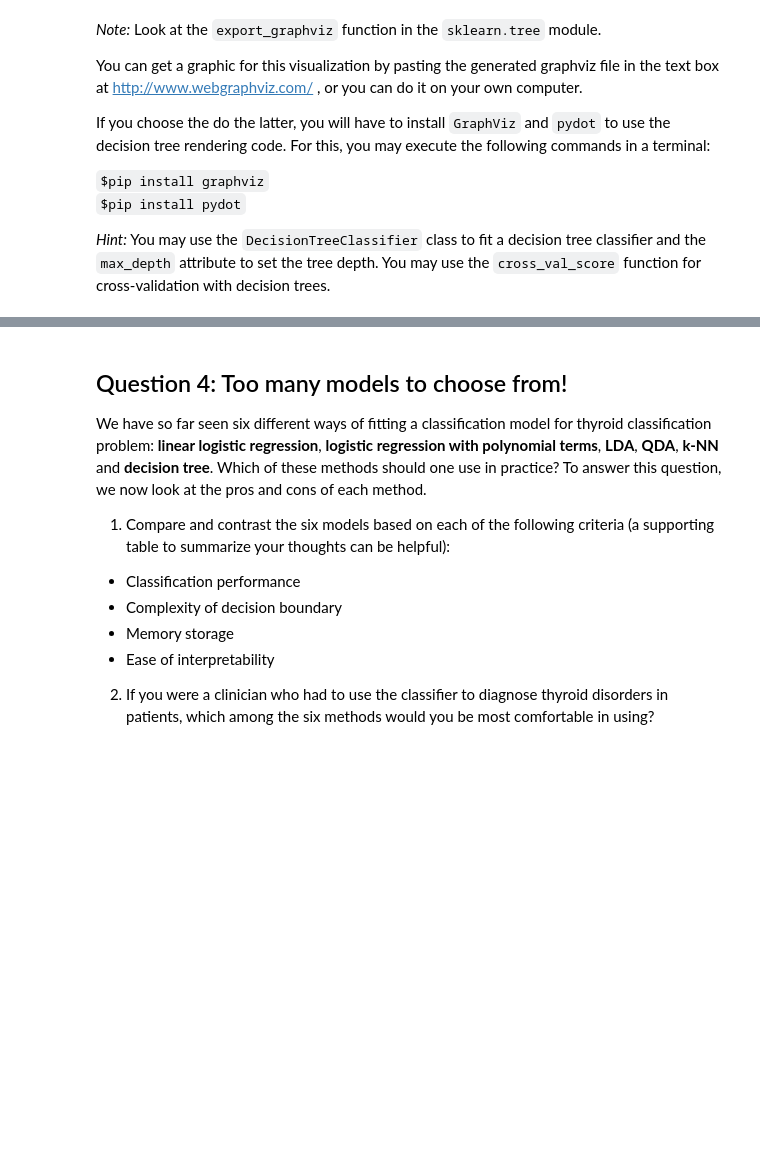
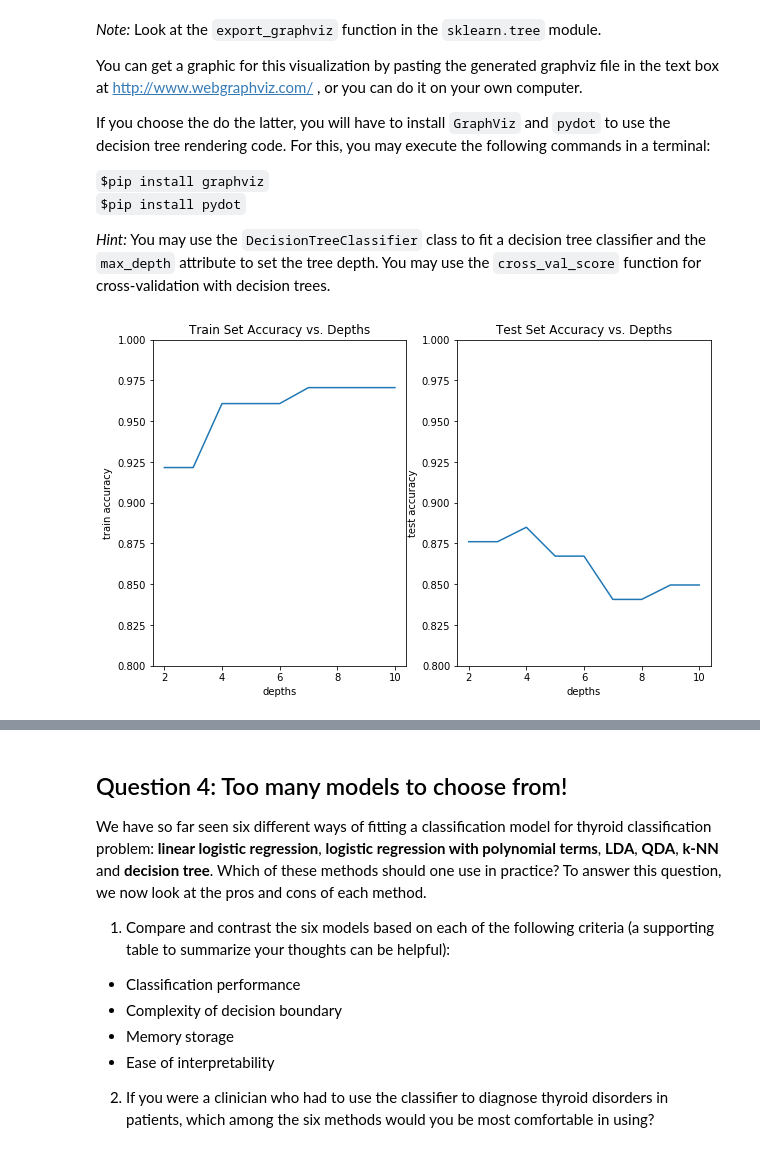
Before and after one commit to syj19950301/Data_Science_1, a Jupyter notebook: cs109a_hw7_submission.ipynb, the cells around one changed output, grey strips where cells are left out. Saved outputs shown, nothing was run; the diff lists cells and outputs as text; code cells hidden in the pictures; blank space fills up the shorter version.

```diff
--- a/cs109a_hw7_submission.ipynb
+++ b/cs109a_hw7_submission.ipynb
@@ -502,3 +502,27 @@ If you choose the do the latter, you will have to install `GraphViz` and `pydot`
 `$pip install pydot`
 
 *Hint:* You may use the `DecisionTreeClassifier` class to fit a decision tree classifier and the `max_depth` attribute to set the tree depth. You may use the `cross_val_score` function for cross-validation with decision trees.
+# %%
+depths = range(2,11)
+dt_train_scores = []
+dt_test_scores = []
+for depth in depths:
+    dt = DecisionTreeClassifier(max_depth = depth, criterion='gini')
+    dt.fit(X_train, y_train)
+    dt_train_scores.append(dt.score(X_train, y_train))
+    dt_test_scores.append(dt.score(X_test, y_test))
+
+fig, (ax1, ax2) = plt.subplots(1, 2, figsize=(10, 6))
+ax1.plot(depths, dt_train_scores)
+ax1.set_xlabel("depths")
+ax1.set_ylabel("train accuracy")
+ax1.set_ylim(0.8,1)
+ax1.set_title("Train Set Accuracy vs. Depths")
+ax2.plot(depths, dt_test_scores)
+ax2.set_xlabel("depths")
+ax2.set_ylabel("test accuracy")
+ax2.set_ylim(0.8,1)
+ax2.set_title("Test Set Accuracy vs. Depths")
+plt.show()
+# %% [output]
+[figure, added]
```
Also changed, not shown: parts of 4 cells of this notebook.
